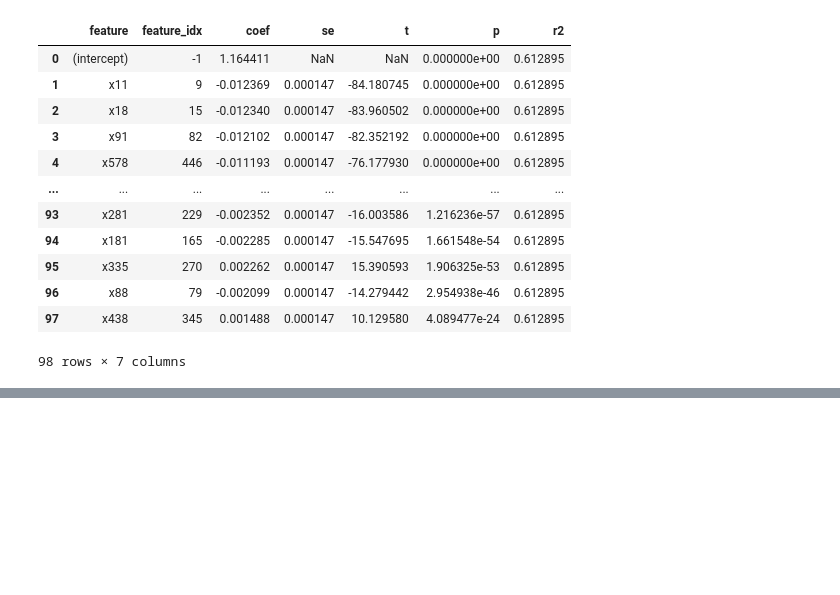
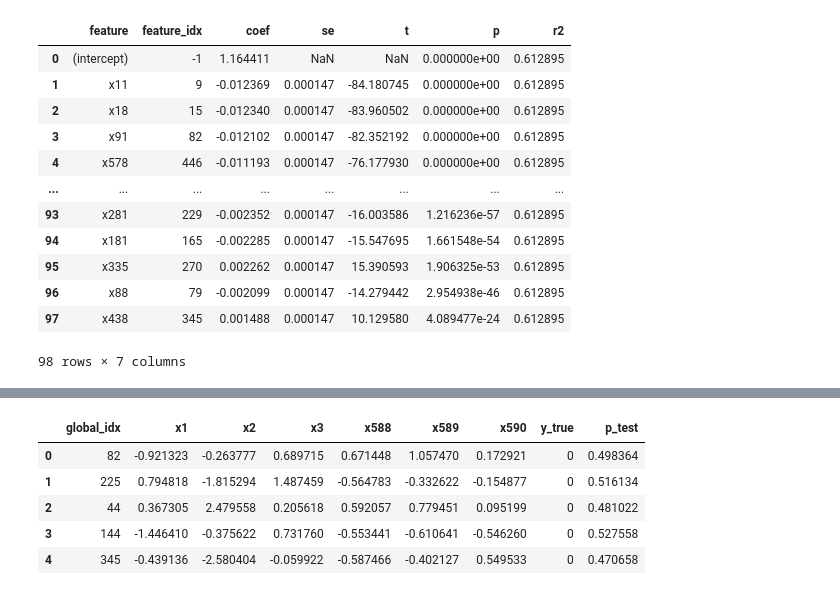
Before and after one commit to JackHuang0125/WHAT_I_DID, a Jupyter notebook: 0 Meeting/0_PAPER_1150204.ipynb, the cells around one changed output, grey strips where cells are left out. Drawn from its saved outputs; the diff is of its cells as text; code cells hidden in the pictures; blank space fills up the shorter version.

```diff
--- a/0 Meeting/0_PAPER_1150204.ipynb
+++ b/0 Meeting/0_PAPER_1150204.ipynb
@@ -879,0 +1244,32 @@ df_local_final
+# %%
+# 你指定的五個點（cluster=0）
+ids = [82, 225, 44, 144, 345]
+
+# 想展示的特徵欄（把這裡換成你要放進論文的那幾個 feature 名稱）
+show_feats = ["x1", "x2", "x3", 'x588',"x589", 'x590']  # 範例
+
+# 取出這五點的 y_true 與 p_test（p_test 來自 df_half）
+df_pts = (
+    df_half[df_half["global_idx"].isin(ids) & (df_half["cluster"] == 0)]
+    .drop_duplicates(subset=["global_idx"])   # 避免同一點在不同 fold 重複被收進來時造成重複列
+    .set_index("global_idx")
+    .loc[ids]                                  # 依你指定順序排
+    .reset_index()
+)
+
+# 合併 x（X_all_df）與 y_true（y_real），並挑出要展示的欄位
+df_tbl = X_all_df.loc[ids, show_feats].copy()
+df_tbl["y_true"] = y_real[ids]
+df_tbl = df_tbl.reset_index().rename(columns={"index": "global_idx"})
+
+# 把 p_test 併回去
+df_tbl = df_tbl.merge(df_pts[["global_idx", "p_test"]], on="global_idx", how="left")
+
+df_tbl
+# %% [output]
+|  | global_idx | x1 | x2 | x3 | x588 | x589 | x590 | y_true | p_test |
+| 0 | 82 | -0.921323 | -0.263777 | 0.689715 | 0.671448 | 1.057470 | 0.172921 | 0 | 0.498364 |
+| 1 | 225 | 0.794818 | -1.815294 | 1.487459 | -0.564783 | -0.332622 | -0.154877 | 0 | 0.516134 |
+| 2 | 44 | 0.367305 | 2.479558 | 0.205618 | 0.592057 | 0.779451 | 0.095199 | 0 | 0.481022 |
+| 3 | 144 | -1.446410 | -0.375622 | 0.731760 | -0.553441 | -0.610641 | -0.546260 | 0 | 0.527558 |
+| 4 | 345 | -0.439136 | -2.580404 | -0.059922 | -0.587466 | -0.402127 | 0.549533 | 0 | 0.470658 |
```
Also changed, not shown: parts of 6 cells of this notebook.
